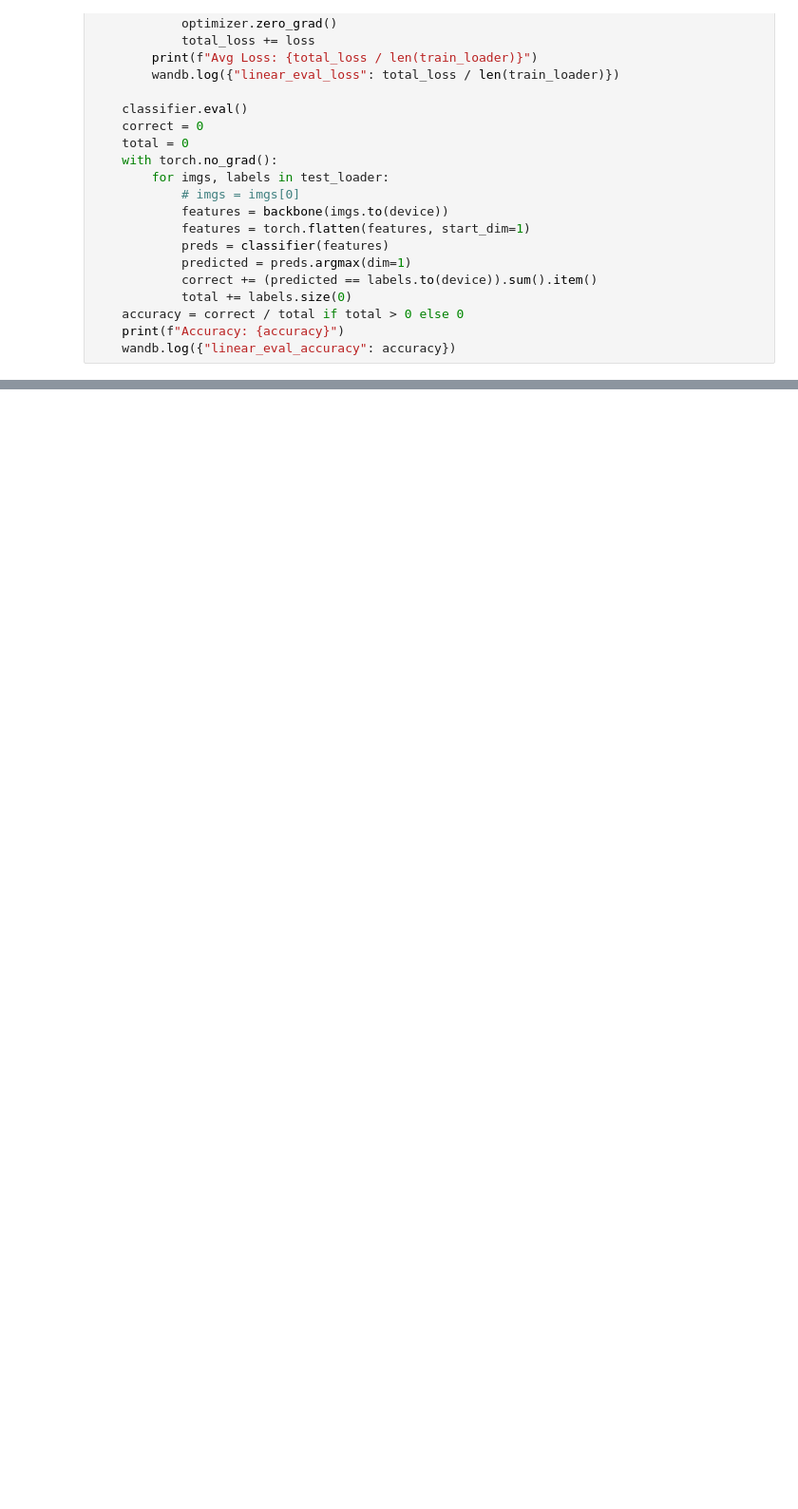
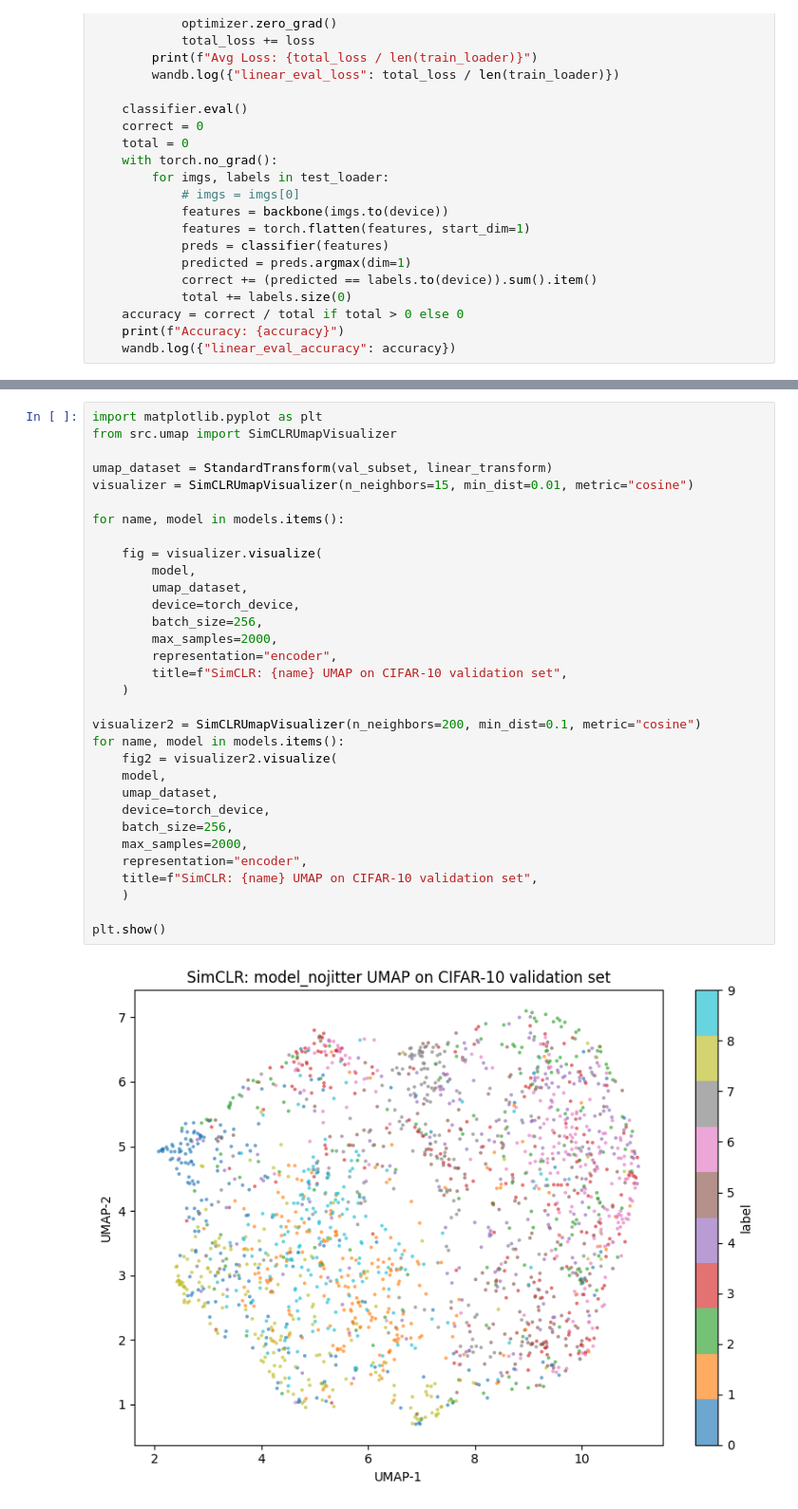
Before and after one commit to hannes-neumann/SelfSupervisedLearning, a Jupyter notebook: notebooks/simclr.ipynb, the cells around one changed output, grey strips where cells are left out. Shown at 95% size. Cells and saved outputs as stored; diff of their text form; blank space fills up the shorter version.

Commit message:
Add UMAP module and update SimCLR notebook and dependencies

```diff
--- a/notebooks/simclr.ipynb
+++ b/notebooks/simclr.ipynb
@@ -299,0 +330,34 @@ linear_evaluation(model.module.encoder, linear_loader, val_loader, device, epoch
+# %%
+import matplotlib.pyplot as plt
+from src.umap import SimCLRUmapVisualizer
+
+umap_dataset = StandardTransform(val_subset, linear_transform)
+visualizer = SimCLRUmapVisualizer(n_neighbors=15, min_dist=0.01, metric="cosine")
+
+for name, model in models.items():
+
+    fig = visualizer.visualize(
+        model,
+        umap_dataset,
+        device=torch_device,
+        batch_size=256,
+        max_samples=2000,
+        representation="encoder",
+        title=f"SimCLR: {name} UMAP on CIFAR-10 validation set",
+    )
+
+visualizer2 = SimCLRUmapVisualizer(n_neighbors=200, min_dist=0.1, metric="cosine")
+for name, model in models.items():
+    fig2 = visualizer2.visualize(
+    model,
+    umap_dataset,
+    device=torch_device,
+    batch_size=256,
+    max_samples=2000,
+    representation="encoder",
+    title=f"SimCLR: {name} UMAP on CIFAR-10 validation set",
+    )
+
+plt.show()
+# %% [output]
+[figure, added]
```
Also changed, not shown: parts of 8 cells of this notebook, 4 other files.
